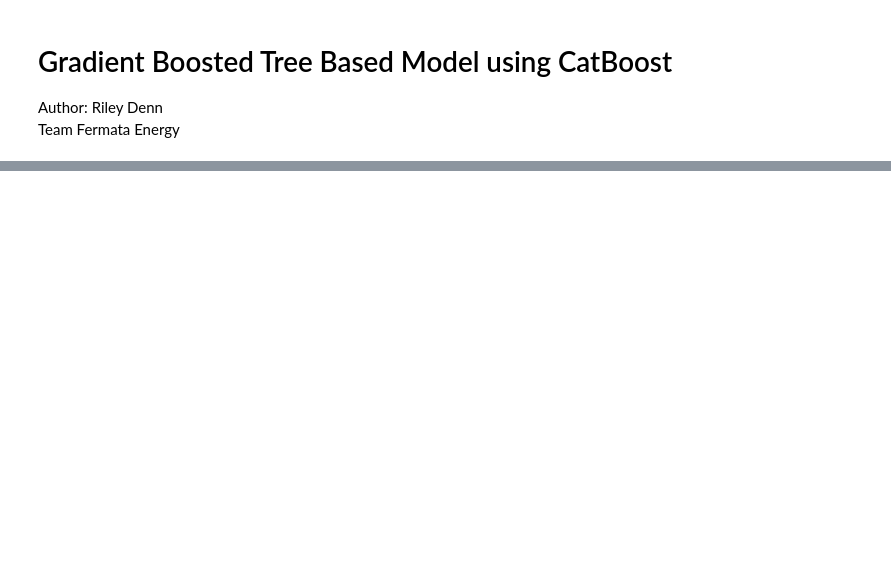
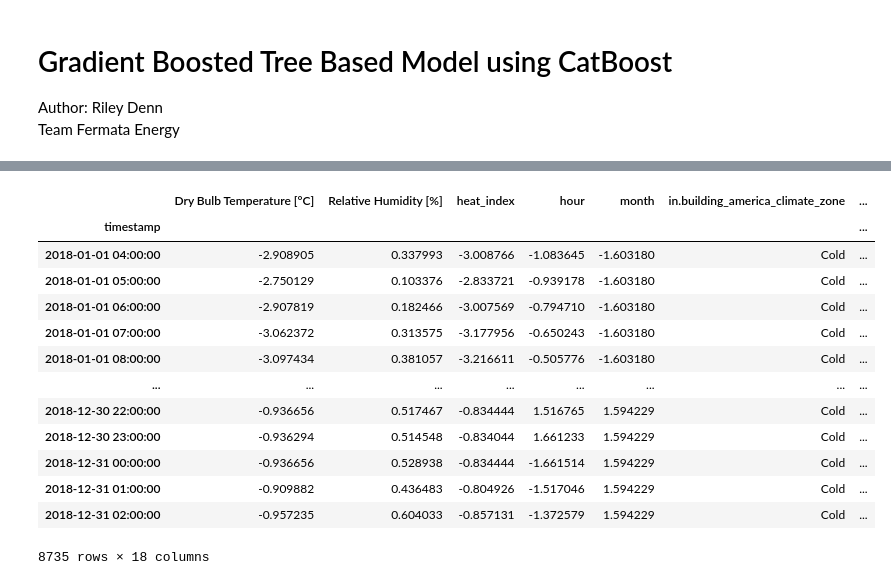
Before and after one commit to mainoahmuna/FermataEnergy_BTTStudio, a Jupyter notebook: src/advanced_models/gradient_boosted_catboost.ipynb, the cells around one changed output, grey strips where cells are left out. Drawn from its saved outputs; the diff is of its cells as text; code cells hidden in the pictures; blank space fills up the shorter version.

```diff
--- a/src/advanced_models/gradient_boosted_catboost.ipynb
+++ b/src/advanced_models/gradient_boosted_catboost.ipynb
@@ -17,12 +22,3 @@ DRIVE_PATH = config['drive_path']
 EXTERNAL_DATA_PATH = DRIVE_PATH + "/[EXTERNAL] breakthrough_tech_ai_f24/data"
 PROCESSED_DATA_PATH = DRIVE_PATH + "/processed_data"
 PROCESSED_WEATHER_LOAD = PROCESSED_DATA_PATH + "/processed_weather_load_w_timestamp"
-# %%
-with open('../data/subset20_data.json', 'r') as test_train_file:
-    test_train_ids = json.load(test_train_file)
-
-# train_ids = test_train_ids['train_bldg_ids']
-# test_ids = test_train_ids['test_bldg_ids']
-
-train_ids = [int(bldg_id.replace('.csv', '')) for bldg_id in test_train_ids['train_bldg_ids']]
-test_ids = [int(bldg_id.replace('.csv', '')) for bldg_id in test_train_ids['test_bldg_ids']]
@@ -327,0 +25,26 @@ for X_batch, y_batch in batch_data_generator(X, y, batch_size):
+# %%
+# Approx ~6400 buildings in subset20
+# with open('../data/subset20_data.json', 'r') as test_train_file:
+#     test_train_ids = json.load(test_train_file)
+
+# Approx ~1300 buildings in subset20_20
+with open('../data/subset20_20_data.json', 'r') as downsampled_test_train_file:
+    downsampled_test_train_ids = json.load(downsampled_test_train_file)
+
+# train_ids = [int(bldg_id.replace('.csv', '')) for bldg_id in test_train_ids['train_bldg_ids']]
+# test_ids = [int(bldg_id.replace('.csv', '')) for bldg_id in test_train_ids['test_bldg_ids']]
+
+downsampled_train_ids = [int(bldg_id.replace('.csv', '')) for bldg_id in downsampled_test_train_ids['train_bldg_ids']]
+downsampled_test_ids = [int(bldg_id.replace('.csv', '')) for bldg_id in downsampled_test_train_ids['test_bldg_ids']]
+# %%
+df_metadata = pd.read_csv("../preprocessing/md_encoded_categorical_subset20.csv")
+downsampled_df_metadata = df_metadata[
+    (df_metadata["bldg_id"].isin(downsampled_train_ids)) |
+    (df_metadata["bldg_id"].isin(downsampled_test_ids))
+]
+downsampled_md_education = downsampled_df_metadata[downsampled_df_metadata['in.comstock_building_type_group']=="Education"]
+
+downsampled_education_train_ids = [id for id in downsampled_train_ids if (id in downsampled_md_education["bldg_id"].values)]
+downsampled_education_test_ids = [id for id in downsampled_test_ids if (id in downsampled_md_education["bldg_id"].values)]
+
+downsampled_md_education
@@ -327,0 +245,4 @@ for X_batch, y_batch in batch_data_generator(X, y, batch_size):
+# %%
+sample_bldg_id = downsampled_education_train_ids[0]
+sample_df = pd.read_csv(f"{PROCESSED_WEATHER_LOAD}/{sample_bldg_id}.csv")
+sample_df
@@ -327,0 +263,19 @@ for X_batch, y_batch in batch_data_generator(X, y, batch_size):
+# %%
+X_sample, y_sample = prep_building_df(sample_bldg_id, df_metadata, downsample_time=True, prediction_interval="2_hr")
+X_sample = X_sample.drop(columns=['in.sqft', 'in.comstock_building_type_group', 'in.vintage'])
+X_sample
+# %% [output]
+|  | Dry Bulb Temperature [°C] | Relative Humidity [%] | heat_index | hour | month | in.building_america_climate_zone | ... |
+| timestamp |  |  |  |  |  |  | ... |
+| 2018-01-01 04:00:00 | -2.908905 | 0.337993 | -3.008766 | -1.083645 | -1.603180 | Cold | ... |
+| 2018-01-01 05:00:00 | -2.750129 | 0.103376 | -2.833721 | -0.939178 | -1.603180 | Cold | ... |
+| 2018-01-01 06:00:00 | -2.907819 | 0.182466 | -3.007569 | -0.794710 | -1.603180 | Cold | ... |
+| 2018-01-01 07:00:00 | -3.062372 | 0.313575 | -3.177956 | -0.650243 | -1.603180 | Cold | ... |
+| 2018-01-01 08:00:00 | -3.097434 | 0.381057 | -3.216611 | -0.505776 | -1.603180 | Cold | ... |
+| ... | ... | ... | ... | ... | ... | ... | ... |
+| 2018-12-30 22:00:00 | -0.936656 | 0.517467 | -0.834444 | 1.516765 | 1.594229 | Cold | ... |
+| 2018-12-30 23:00:00 | -0.936294 | 0.514548 | -0.834044 | 1.661233 | 1.594229 | Cold | ... |
+| 2018-12-31 00:00:00 | -0.936656 | 0.528938 | -0.834444 | -1.661514 | 1.594229 | Cold | ... |
+| 2018-12-31 01:00:00 | -0.909882 | 0.436483 | -0.804926 | -1.517046 | 1.594229 | Cold | ... |
+| 2018-12-31 02:00:00 | -0.957235 | 0.604033 | -0.857131 | -1.372579 | 1.594229 | Cold | ... |
+8735 rows × 18 columns
```
Also changed, not shown: parts of 39 cells of this notebook, 3 other files.
